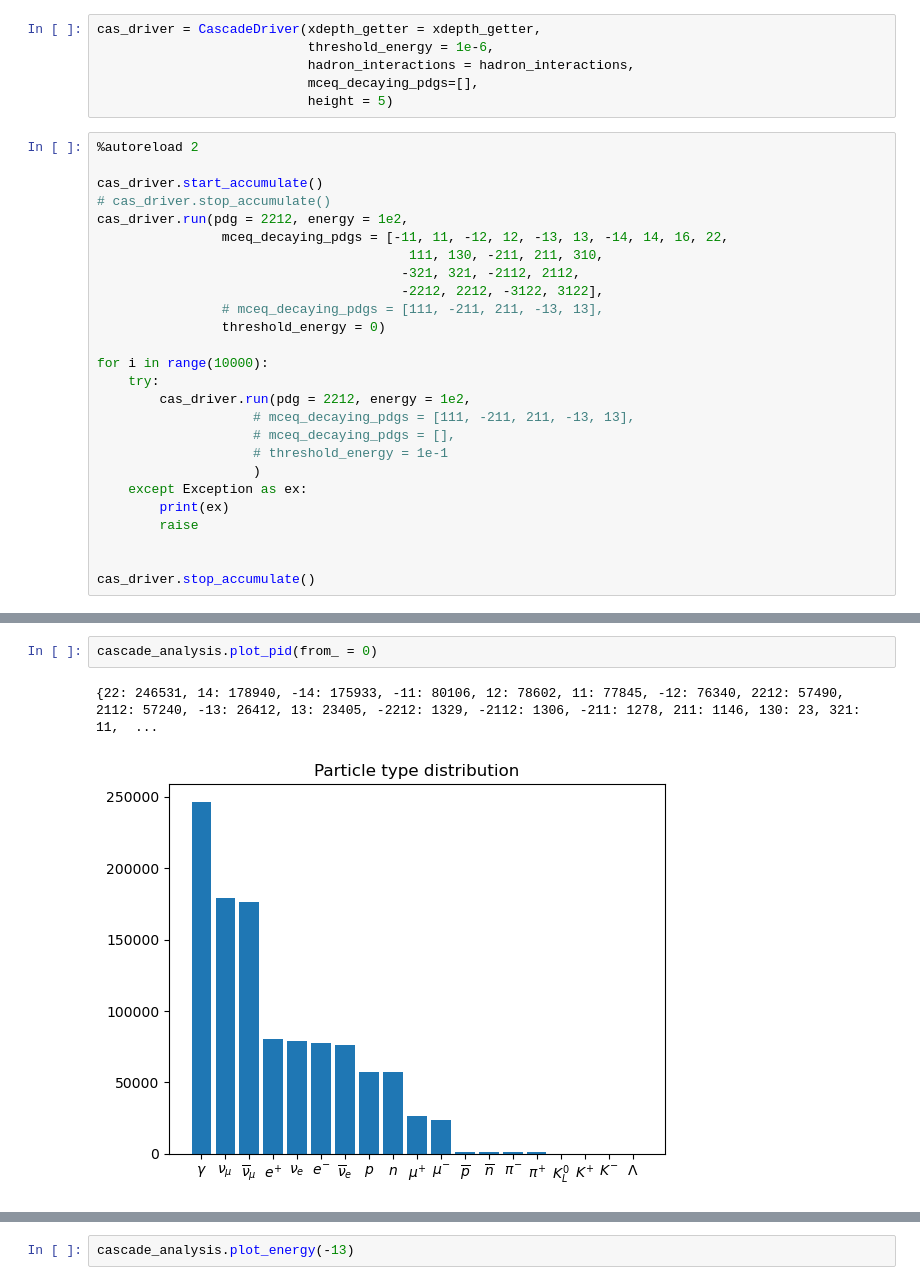
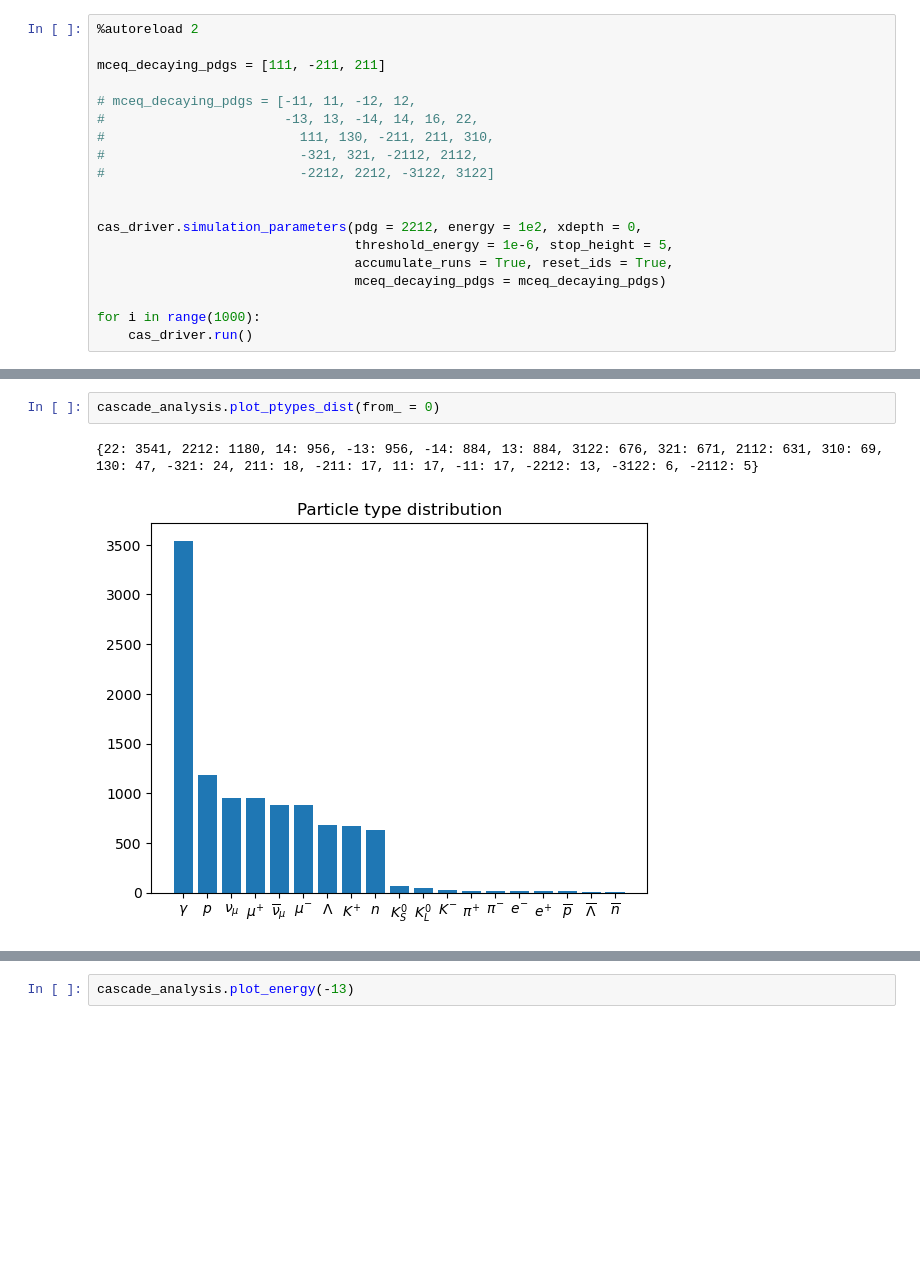
Before and after one commit to jncots/xmax_sigma, a Jupyter notebook: cascade_np/test_cas_driver.ipynb, the cells around one changed output, grey strips where cells are left out. Cells and saved outputs as stored; diff of their text form; blank space fills up the shorter version.

```diff
--- a/cascade_np/test_cas_driver.ipynb
+++ b/cascade_np/test_cas_driver.ipynb
@@ -12,32 +25,19 @@ xdepth_getter = DefaultXdepthGetter(30)
-# %%
-cas_driver = CascadeDriver(xdepth_getter = xdepth_getter,
-                           threshold_energy = 1e-6,
-                           hadron_interactions = hadron_interactions,
-                           mceq_decaying_pdgs=[],
-                           height = 5)
 # %%
 %autoreload 2
 
-cas_driver.start_accumulate()
-# cas_driver.stop_accumulate()
-cas_driver.run(pdg = 2212, energy = 1e2,
-                mceq_decaying_pdgs = [-11, 11, -12, 12, -13, 13, -14, 14, 16, 22,
-                                        111, 130, -211, 211, 310,
-                                       -321, 321, -2112, 2112,
-                                       -2212, 2212, -3122, 3122],
-                # mceq_decaying_pdgs = [111, -211, 211, -13, 13],
-                threshold_energy = 0)
+mceq_decaying_pdgs = [111, -211, 211]
 
-for i in range(10000):
-    try:
-        cas_driver.run(pdg = 2212, energy = 1e2,
-                    # mceq_decaying_pdgs = [111, -211, 211, -13, 13],
-                    # mceq_decaying_pdgs = [],
-                    # threshold_energy = 1e-1
-                    )
-    except Exception as ex:
-        print(ex)
-        raise
+# mceq_decaying_pdgs = [-11, 11, -12, 12,
+#                       -13, 13, -14, 14, 16, 22,
+#                         111, 130, -211, 211, 310,
+#                         -321, 321, -2112, 2112,
+#                         -2212, 2212, -3122, 3122]
 
 
-cas_driver.stop_accumulate()
+cas_driver.simulation_parameters(pdg = 2212, energy = 1e2, xdepth = 0,
+                                 threshold_energy = 1e-6, stop_height = 5,
+                                 accumulate_runs = True, reset_ids = True,
+                                 mceq_decaying_pdgs = mceq_decaying_pdgs)
+
+for i in range(1000):
+    cas_driver.run()
@@ -49,5 +85,5 @@ cascade_analysis.print_stats()
 # %%
-cascade_analysis.plot_pid(from_ = 0)
+cascade_analysis.plot_ptypes_dist(from_ = 0)
 # %% [output]
-{22: 246531, 14: 178940, -14: 175933, -11: 80106, 12: 78602, 11: 77845, -12: 76340, 2212: 57490, 2112: 57240, -13: 26412, 13: 23405, -2212: 1329, -2112: 1306, -211: 1278, 211: 1146, 130: 23, 321: 11,  ...
+{22: 3541, 2212: 1180, 14: 956, -13: 956, -14: 884, 13: 884, 3122: 676, 321: 671, 2112: 631, 310: 69, 130: 47, -321: 24, 211: 18, -211: 17, 11: 17, -11: 17, -2212: 13, -3122: 6, -2112: 5}
-[figure, old version]
+[figure, new version]
```
Also changed, not shown: parts of 7 cells of this notebook, 5 other files.
